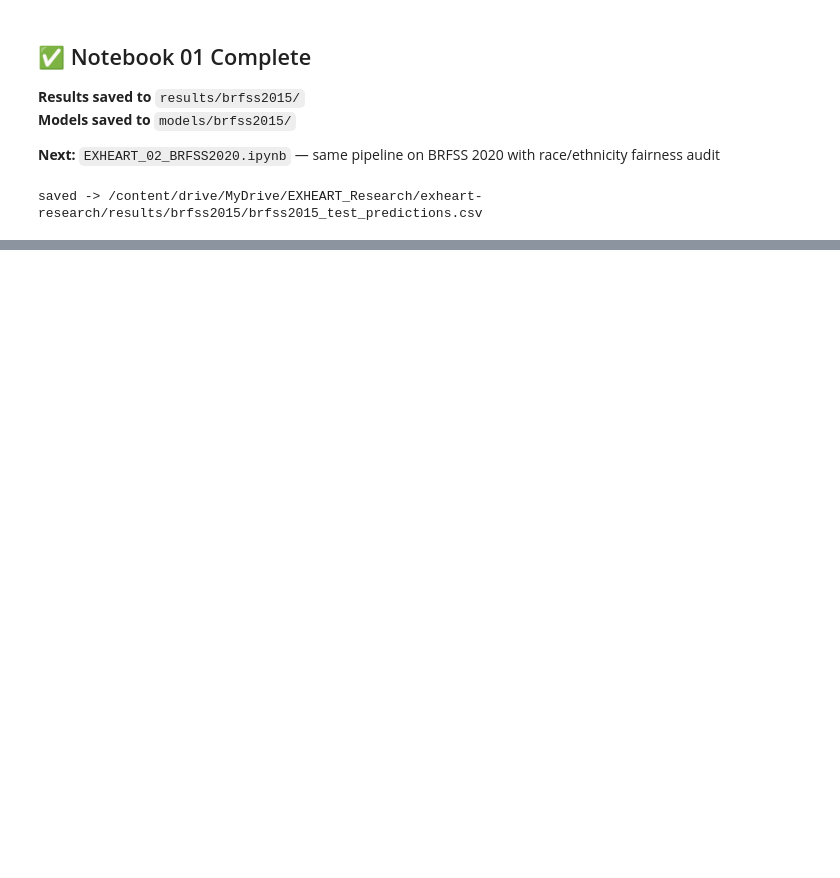
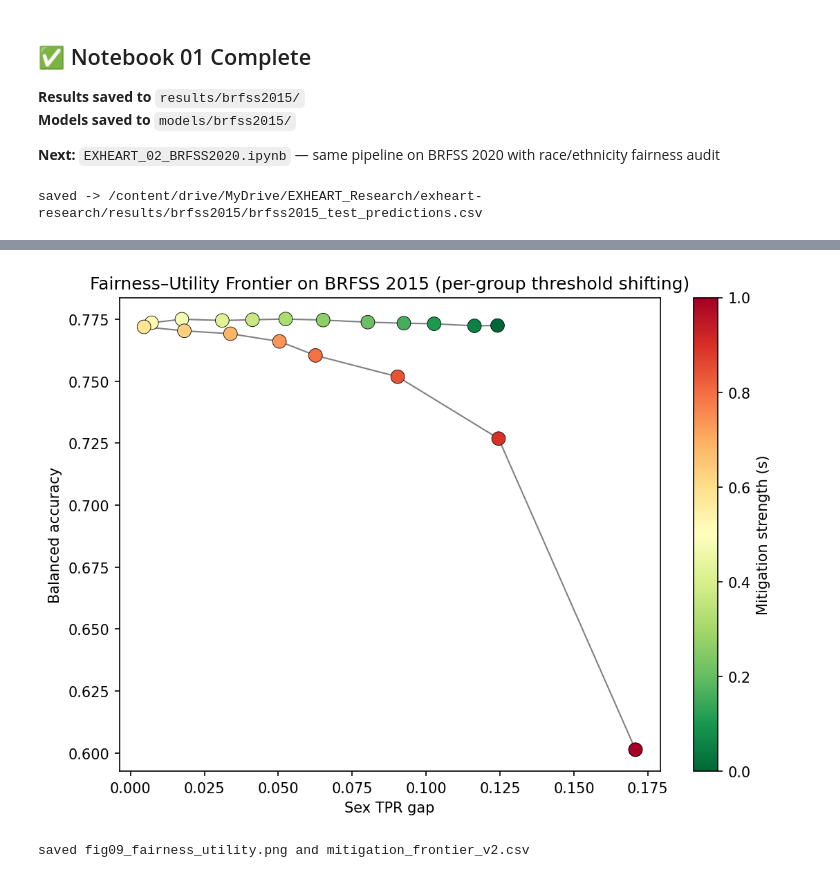
Before and after one commit to anasbiswas1/exheart-research, a Jupyter notebook: notebooks/EXHEART_01_BRFSS2015.ipynb, the cells around one changed output, grey strips where cells are left out. Saved outputs shown, nothing was run; the diff lists cells and outputs as text; code cells hidden in the pictures; blank space fills up the shorter version.

```diff
--- a/notebooks/EXHEART_01_BRFSS2015.ipynb
+++ b/notebooks/EXHEART_01_BRFSS2015.ipynb
@@ -1198,0 +1537,64 @@ saved -> /content/drive/MyDrive/EXHEART_Research/exheart-research/results/brfss2
+# %%
+import pandas as pd, numpy as np, matplotlib.pyplot as plt
+from sklearn.metrics import roc_auc_score
+ROOT='/content/drive/MyDrive/EXHEART_Research/exheart-research/'
+PT=0.12; ODDS=PT/(1-PT)
+
+pred=pd.read_csv(ROOT+'results/brfss2015/brfss2015_test_predictions.csv')
+y=pred['y_true'].values; p=pred['p_cal'].values; sex=pred['Sex'].values
+N=len(y); groups=sorted(pd.unique(sex))
+
+def tpr(mask_grp, thr):
+    m=mask_grp&(y==1); return (p[m]>=thr).mean()
+# identify disadvantaged (lower-TPR) group at the operating threshold
+base={g:tpr(sex==g,PT) for g in groups}
+g_low =min(base,key=base.get); g_high=max(base,key=base.get)
+target=base[g_high]
+print(f'At pt={PT}: group {g_low} TPR={base[g_low]:.3f} (disadvantaged), group {g_high} TPR={base[g_high]:.3f}')
+
+# threshold for disadvantaged group that raises its TPR to match the advantaged group
+grid=np.linspace(0.001,PT,400)
+t_full=PT
+for t in grid:
+    if tpr(sex==g_low,t)>=target: t_full=t; break
+print(f'full-equalisation threshold for group {g_low}: {t_full:.4f}\n')
+
+def metrics(thr_low):
+    thr={g_low:thr_low, g_high:PT}
+    pb=np.zeros(N,int)
+    for g in groups: pb[sex==g]=(p[sex==g]>=thr[g]).astype(int)
+    tp=((pb==1)&(y==1)).sum(); fp=((pb==1)&(y==0)).sum()
+    fn=((pb==0)&(y==1)).sum(); tn=((pb==0)&(y==0)).sum()
+    sens=tp/(tp+fn); spec=tn/(tn+fp)
+    tprs=[tpr(sex==g,thr[g]) for g in groups]
+    return dict(gap=max(tprs)-min(tprs), sens=sens, spec=spec,
+                balacc=(sens+spec)/2, netben=(tp-fp*ODDS)/N,
+                selrate=pb.mean(), auc=roc_auc_score(y,p))  # auc invariant: sanity check
+
+S=np.linspace(0,1,20)
+rows=[metrics(PT + s*(t_full-PT)) for s in S]
+df=pd.DataFrame(rows); df.insert(0,'strength',S)
+pd.set_option('display.width',160)
+print(df.round(4).to_string(index=False))
+
+b,f=df.iloc[0],df.iloc[-1]
+print(f'\n--- baseline (s=0) -> full mitigation (s=1) ---')
+print(f'Sex TPR gap     : {b.gap:.4f} -> {f.gap:.4f}   (reduction {(b.gap-f.gap):.4f}, {100*(b.gap-f.gap)/b.gap:.1f}%)')
+print(f'Overall sens    : {b.sens:.4f} -> {f.sens:.4f}   (Δ {f.sens-b.sens:+.4f})')
+print(f'Overall spec    : {b.spec:.4f} -> {f.spec:.4f}   (Δ {f.spec-b.spec:+.4f})')
+print(f'Balanced acc    : {b.balacc:.4f} -> {f.balacc:.4f} (Δ {f.balacc-b.balacc:+.4f})')
+print(f'Net benefit(pt) : {b.netben:.4f} -> {f.netben:.4f} (Δ {f.netben-b.netben:+.4f})')
+print(f'AUC (sanity)    : {b.auc:.4f} -> {f.auc:.4f}   (must be ~flat: threshold shifting cannot change AUC)')
+
+df.to_csv('mitigation_frontier_v2.csv',index=False)
+
+# ---- Fig 9: fairness vs threshold-DEPENDENT utility ----
+fig,ax=plt.subplots(figsize=(7.5,5.5))
+sc=ax.scatter(df.gap, df.balacc, c=df.strength, cmap='RdYlGn_r', s=90, edgecolor='k', linewidth=0.4, zorder=3)
+ax.plot(df.gap, df.balacc, color='gray', lw=1, zorder=1)
+ax.set_xlabel('Sex TPR gap'); ax.set_ylabel('Balanced accuracy')
+ax.set_title('Fairness–Utility Frontier on BRFSS 2015 (per-group threshold shifting)')
+cb=plt.colorbar(sc); cb.set_label('Mitigation strength (s)')
+plt.tight_layout(); plt.savefig('fig09_fairness_utility.png',dpi=150,bbox_inches='tight'); plt.show()
+print('saved fig09_fairness_utility.png and mitigation_frontier_v2.csv')
+# %% [output]
@@ -1198,0 +1618,2 @@ saved -> /content/drive/MyDrive/EXHEART_Research/exheart-research/results/brfss2
+[figure, added]
+saved fig09_fairness_utility.png and mitigation_frontier_v2.csv
```
Also changed, not shown: parts of 14 cells of this notebook, 39 other files.
